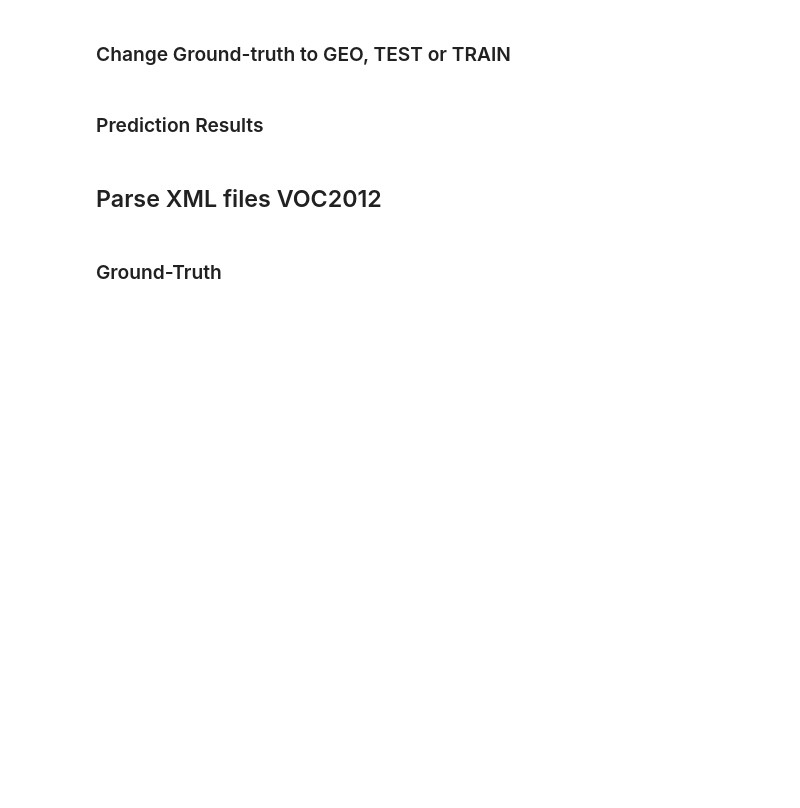
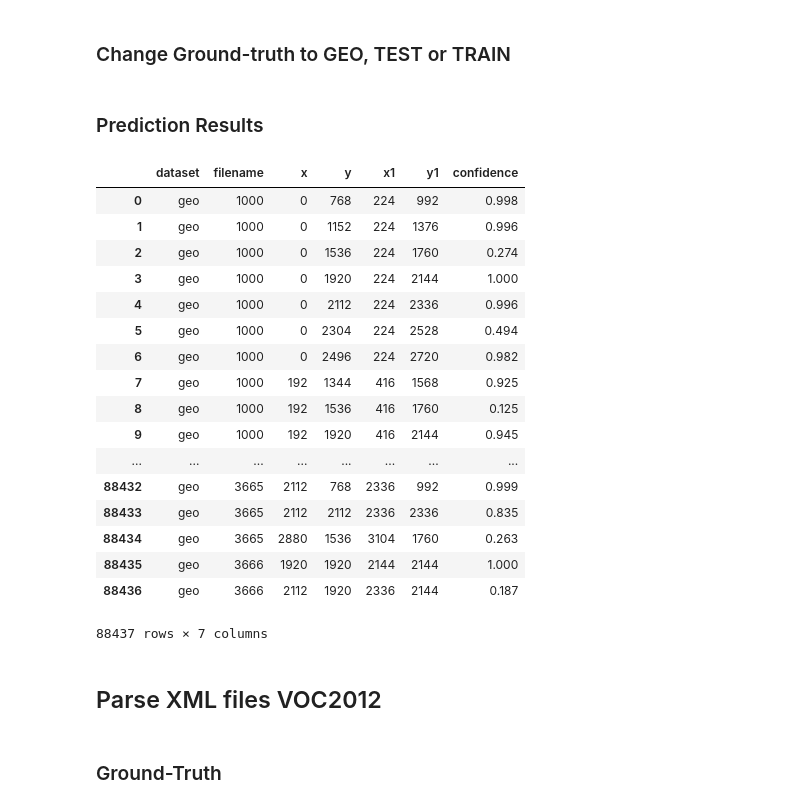
Before and after one commit to micsche/Michael-Schembri, a Jupyter notebook: averageprecision/AveragePrecision.ipynb, the cells around one changed output. Cells and saved outputs as stored; diff of their text form; code cells hidden in the pictures; blank space fills up the shorter version.

```diff
--- a/averageprecision/AveragePrecision.ipynb
+++ b/averageprecision/AveragePrecision.ipynb
@@ -24,6 +36,6 @@ from sklearn.metrics import average_precision_score
 # %% [markdown]
 ### Change Prediction results to csv
 # %%
-prediction_test="vgg16CAM-dataset-normal.test.slidingwindow.csv"
+prediction_test="vgg16-dataset-normal.geo.slidingwindow.csv"
 # %% [markdown]
 ### Change Ground-truth to GEO, TEST or TRAIN
@@ -44,7 +60,30 @@ elif test=="test":
 # %%
 pred_df=pd.read_csv(pd_file,header=None)
 pred_df.columns = ['dataset','filename','x','y','x1','y1','confidence'] ## column names
 pred_df['filename'] = [word.split(".")[0] for word in pred_df['filename']] ## strip .jpg
+
+#pred_df['filename'] = [word[6:] for word in pred_df['filename']] ## strip filter
+pred_df[pred_df.filename=="UPAIR000021"]
+pred_df
+# %% [output]
+|  | dataset | filename | x | y | x1 | y1 | confidence |
+| 0 | geo | 1000 | 0 | 768 | 224 | 992 | 0.998 |
+| 1 | geo | 1000 | 0 | 1152 | 224 | 1376 | 0.996 |
+| 2 | geo | 1000 | 0 | 1536 | 224 | 1760 | 0.274 |
+| 3 | geo | 1000 | 0 | 1920 | 224 | 2144 | 1.000 |
+| 4 | geo | 1000 | 0 | 2112 | 224 | 2336 | 0.996 |
+| 5 | geo | 1000 | 0 | 2304 | 224 | 2528 | 0.494 |
+| 6 | geo | 1000 | 0 | 2496 | 224 | 2720 | 0.982 |
+| 7 | geo | 1000 | 192 | 1344 | 416 | 1568 | 0.925 |
+| 8 | geo | 1000 | 192 | 1536 | 416 | 1760 | 0.125 |
+| 9 | geo | 1000 | 192 | 1920 | 416 | 2144 | 0.945 |
+| ... | ... | ... | ... | ... | ... | ... | ... |
+| 88432 | geo | 3665 | 2112 | 768 | 2336 | 992 | 0.999 |
+| 88433 | geo | 3665 | 2112 | 2112 | 2336 | 2336 | 0.835 |
+| 88434 | geo | 3665 | 2880 | 1536 | 3104 | 1760 | 0.263 |
+| 88435 | geo | 3666 | 1920 | 1920 | 2144 | 2144 | 1.000 |
+| 88436 | geo | 3666 | 2112 | 1920 | 2336 | 2144 | 0.187 |
+88437 rows × 7 columns
 # %% [markdown]
 ## Parse XML files VOC2012
 # %%
```
Also changed, not shown: parts of 11 cells of this notebook, 29 other files.
